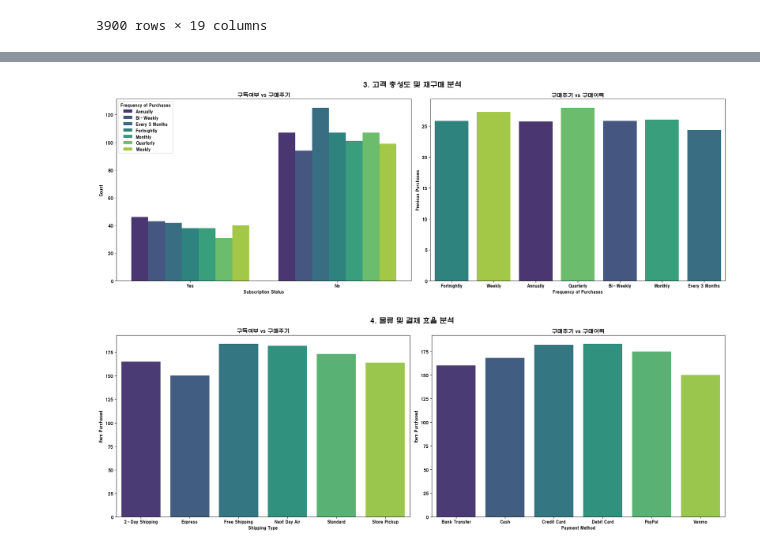
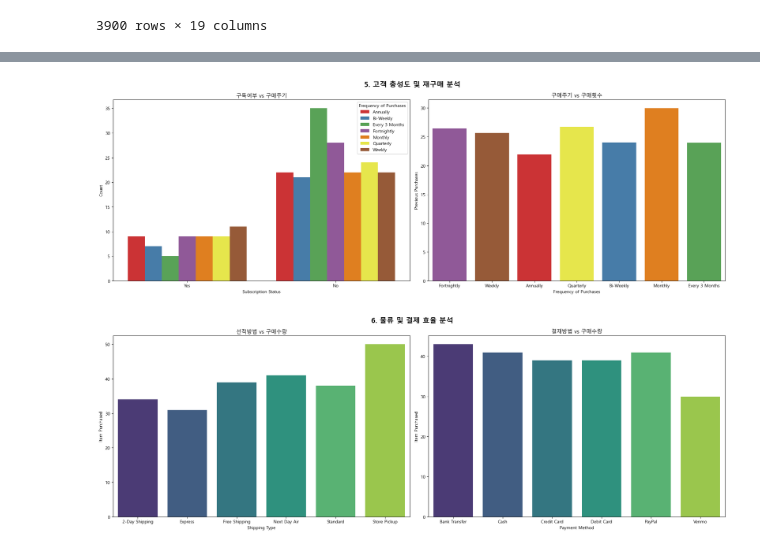
Before and after one commit to jr-2-team/shopping-data-analysis, a Jupyter notebook: LNK.ipynb, the cells around one changed output, grey strips where cells are left out. Saved outputs shown, nothing was run; the diff lists cells and outputs as text; code cells hidden in the pictures.

```diff
--- a/LNK.ipynb
+++ b/LNK.ipynb
@@ -1,3 +100,7 @@
+# %%
+import matplotlib.pyplot as plt
+plt.rcParams['font.family'] = 'Malgun Gothic'
+plt.rcParams['axes.unicode_minus'] = False
 # %%
 # 한글 폰트 설정
 import matplotlib
@@ -333,46 +498,45 @@ plt.show()
 
 fig, ax = plt.subplots(1, 2, figsize=(20, 7))
 
-subscription_df = west_shopping_df.groupby(['Subscription Status', 'Frequency of Purchases'])['Item Purchased'].count().reset_index()
-subscription_df.columns = ['Subscription Status', 'Frequency of Purchases', 'Count']
+subscription_low_3sales_df = low_3sales_df.groupby(['Subscription Status', 'Frequency of Purchases'])['Item Purchased'].count().reset_index()
+subscription_low_3sales_df.columns = ['Subscription Status', 'Frequency of Purchases', 'Count']
 
-sns.barplot(data=subscription_df,
+sns.barplot(data=subscription_low_3sales_df,
             x='Subscription Status',
             y='Count',
             hue='Frequency of Purchases',
-            palette='viridis',
+            palette='Set1',
             errorbar=None,
             order=orderYN,
             ax=ax[0],
             )
 
 #     충성도높은고객 Previous Purchase, Frequency of Purchases
 
-loyalty_df = west_shopping_df.groupby(['Frequency of Purchases'])['Previous Purchases'].mean().reset_index()
-
+loyalty_low_3sales_df = low_3sales_df.groupby(['Frequency of Purchases'])['Previous Purchases'].mean().reset_index()
 freq_order = ['Fortnightly', 'Weekly', 'Annually', 'Quarterly', 'Bi-Weekly', 'Monthly', 'Every 3 Months']
 
-sns.barplot(data=loyalty_df,
+sns.barplot(data=loyalty_low_3sales_df,
             x='Frequency of Purchases',
             y='Previous Purchases',
             hue='Frequency of Purchases',
             ax=ax[1],
-            palette='viridis',
+            palette='Set1',
             errorbar=None,
             order=freq_order
             )
 
-plt.suptitle("3. 고객 충성도 및 재구매 분석", fontsize=16, fontweight='bold')
+plt.suptitle("5. 고객 충성도 및 재구매 분석", fontsize=16, fontweight='bold')
 
 # 4. 고객 충성도 및 재구매 분석
 ax[0].set_title('구독여부 vs 구매주기')
-ax[1].set_title('구매주기 vs 구매이력')
+ax[1].set_title('구매주기 vs 구매횟수')
 
 plt.tight_layout()
 
 plt.show()
 # %% [output]
-[figure, old version]
+[figure, new version]
 # %%
 
 # 5. 물류 및 결제 효율성 분석
@@ -380,9 +544,9 @@ plt.show()
 
 fig, ax = plt.subplots(1, 2, figsize=(20, 7))
 
-shipping_pref_df = west_df.groupby(['Shipping Type'])['Item Purchased'].count().reset_index()
+shipping_low_3sales_df = low_3sales_df.groupby(['Shipping Type'])['Item Purchased'].count().reset_index()
 
-sns.barplot(data=shipping_pref_df,
+sns.barplot(data=shipping_low_3sales_df,
             x='Shipping Type',
             y='Item Purchased',
             hue='Shipping Type',
@@ -392,9 +556,9 @@ sns.barplot(data=shipping_pref_df,
             )
 
 #     결제 수단 선호도 Payment Method
-payment_pref_df = west_df.groupby(['Payment Method'])['Item Purchased'].count().reset_index()
+payment_low_3sales_df = low_3sales_df.groupby(['Payment Method'])['Item Purchased'].count().reset_index()
 
-sns.barplot(data=payment_pref_df,
+sns.barplot(data=payment_low_3sales_df,
             x='Payment Method',
             y='Item Purchased',
             hue='Payment Method',
@@ -403,14 +567,14 @@ sns.barplot(data=payment_pref_df,
             ax=ax[1]
             )
 
-plt.suptitle("4. 물류 및 결제 효율 분석", fontsize=16, fontweight='bold')
+plt.suptitle("6. 물류 및 결제 효율 분석", fontsize=16, fontweight='bold')
 
 # 4. 물류 및 결제 효율성 분석
-ax[0].set_title('구독여부 vs 구매주기')
-ax[1].set_title('구매주기 vs 구매이력')
+ax[0].set_title('선적방법 vs 구매수량')
+ax[1].set_title('결재방법 vs 구매수량')
 
 plt.tight_layout()
 
 plt.show()
 # %% [output]
-[figure, old version]
+[figure, new version]
```
Also changed, not shown: parts of 14 cells of this notebook, 1 other file.
